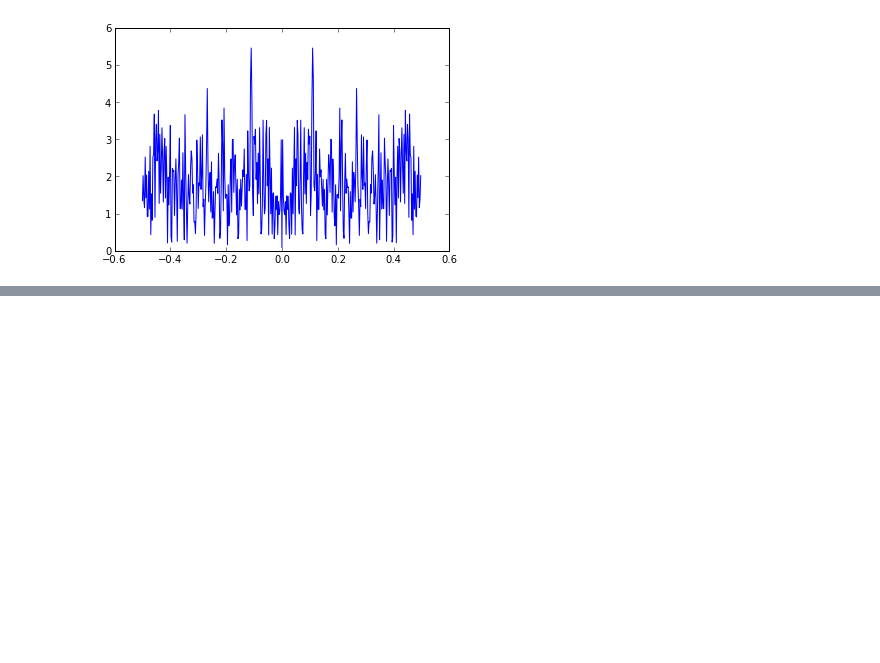
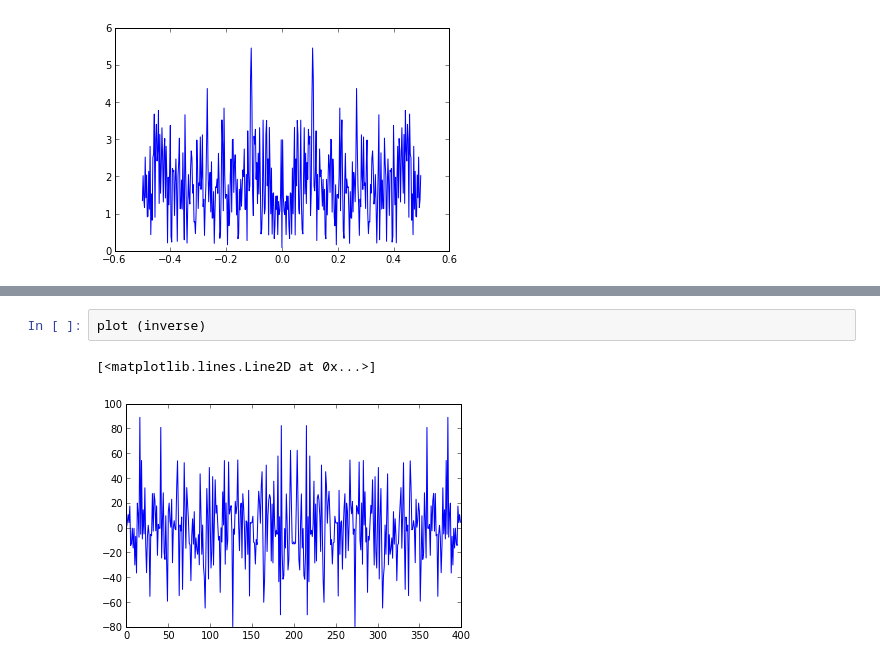
Before and after one commit to jdestupinan1332/TareasComp, a Jupyter notebook: Hw_5/pto_1_hw5.ipynb, the cells around one changed output, grey strips where cells are left out. Drawn from its saved outputs; the diff is of its cells as text; blank space fills up the shorter version.

```diff
--- a/Hw_5/pto_1_hw5.ipynb
+++ b/Hw_5/pto_1_hw5.ipynb
@@ -38,0 +47,5 @@ espectropot[155]
+# %%
+plot (inverse)
+# %% [output]
+[<matplotlib.lines.Line2D at 0x...>]
+[figure, added]
```
Also changed, not shown: parts of 7 cells of this notebook.
